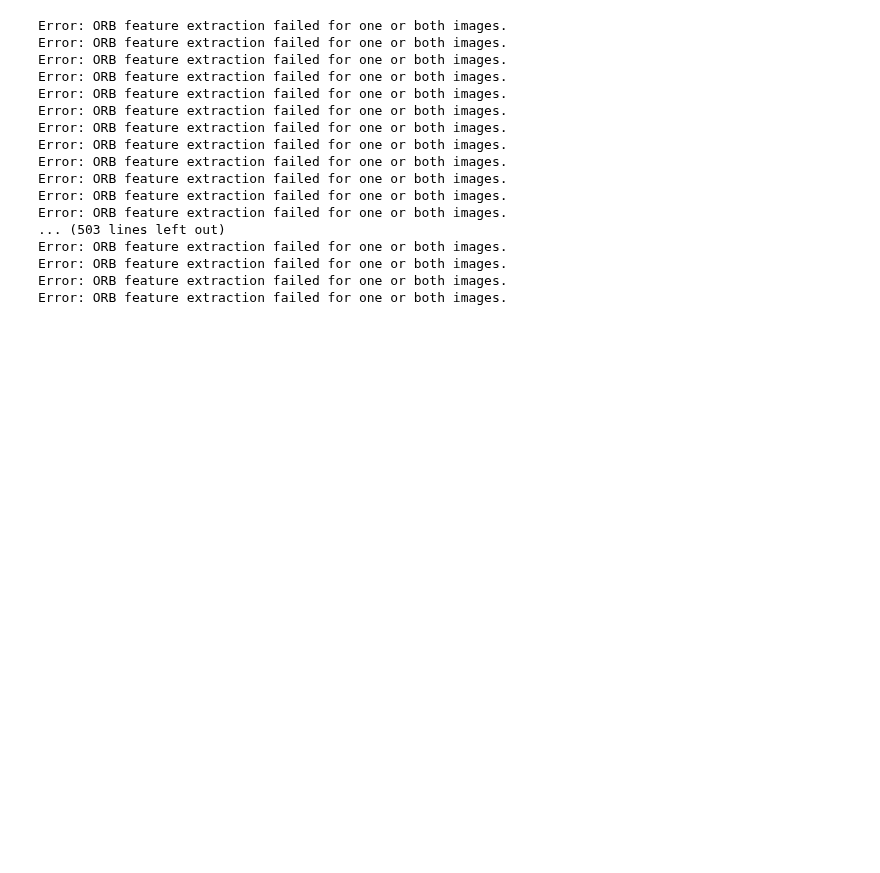
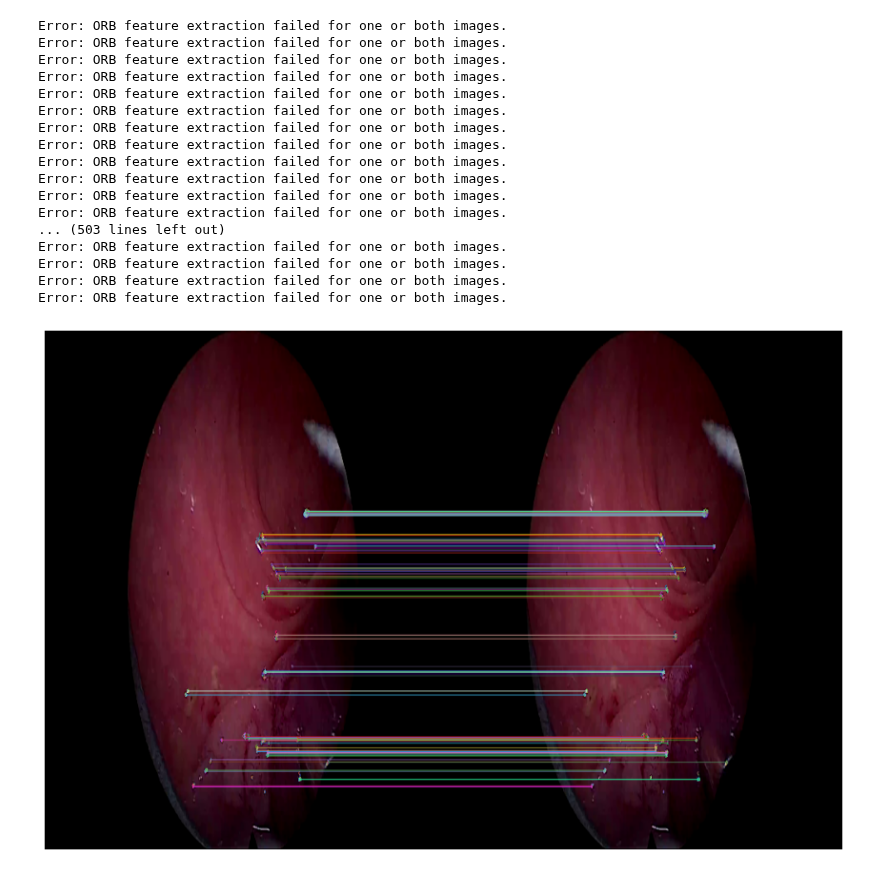
Before and after one commit to nomanmazharr/SurgeryVerse, a Jupyter notebook: Testing/Image Similarity.ipynb, the cells around one changed output. Drawn from its saved outputs; the diff is of its cells as text; code cells hidden in the pictures; blank space fills up the shorter version.

Commit message:
comparing two images key features

```diff
--- a/Testing/Image Similarity.ipynb
+++ b/Testing/Image Similarity.ipynb
@@ -633,3 +633,45 @@ Error: ORB feature extraction failed for one or both images.
 Error: ORB feature extraction failed for one or both images.
 Error: ORB feature extraction failed for one or both images.
 Error: ORB feature extraction failed for one or both images.
+# %%
+import numpy as np
+import cv2
+import matplotlib.pyplot as plt
+
+img1 = cv2.imread(r"E:\SPS\Frame_Extraction_Project\Demo9\Videos\Surg003\labels\Frames\2023-07-18_154344_VID003_1.456.png")
+img2 = cv2.imread(r"E:\SPS\Frame_Extraction_Project\Demo9\Videos\Surg003\labels\Frames\2023-07-18_154344_VID003_1.456.png")
+# img2 = cv2.imread(r"E:\SPS\Frame_Extraction_Project\Demo9\Videos\Surg003\labels\Frames\2023-07-18_154344_VID003_15.312.png")
+
+
+# Convert it to grayscale
+img1_gray = cv2.cvtColor(query_img,cv2.COLOR_BGR2GRAY)
+img2_gray = cv2.cvtColor(train_img, cv2.COLOR_BGR2GRAY)
+
+# Initialize the ORB detector algorithm
+orb = cv2.ORB_create()
+
+# Now detect the keypoints and compute
+# the descriptors for the query image
+# and train image
+img1Keypoints, img1Descriptors = orb.detectAndCompute(img1_gray,None)
+img2Keypoints, img2Descriptors = orb.detectAndCompute(img2_gray,None)
+
+# Initialize the Matcher for matching
+# the keypoints and then match the
+# keypoints
+matcher = cv2.BFMatcher()
+matches = matcher.match(img1Descriptors,img2Descriptors)
+
+# Draw only the first 20 matches
+matches_img = cv2.drawMatches(img1, img1Keypoints,
+                              img2, img2Keypoints, matches[:100], None)
+
+matches_img = cv2.resize(matches_img, (1000,650))
+
+# Show the final image
+plt.figure(figsize=(15,10))
+plt.imshow(cv2.cvtColor(matches_img, cv2.COLOR_BGR2RGB))
+plt.axis('off')
+plt.show()
+# %% [output]
+[figure, added]
```
